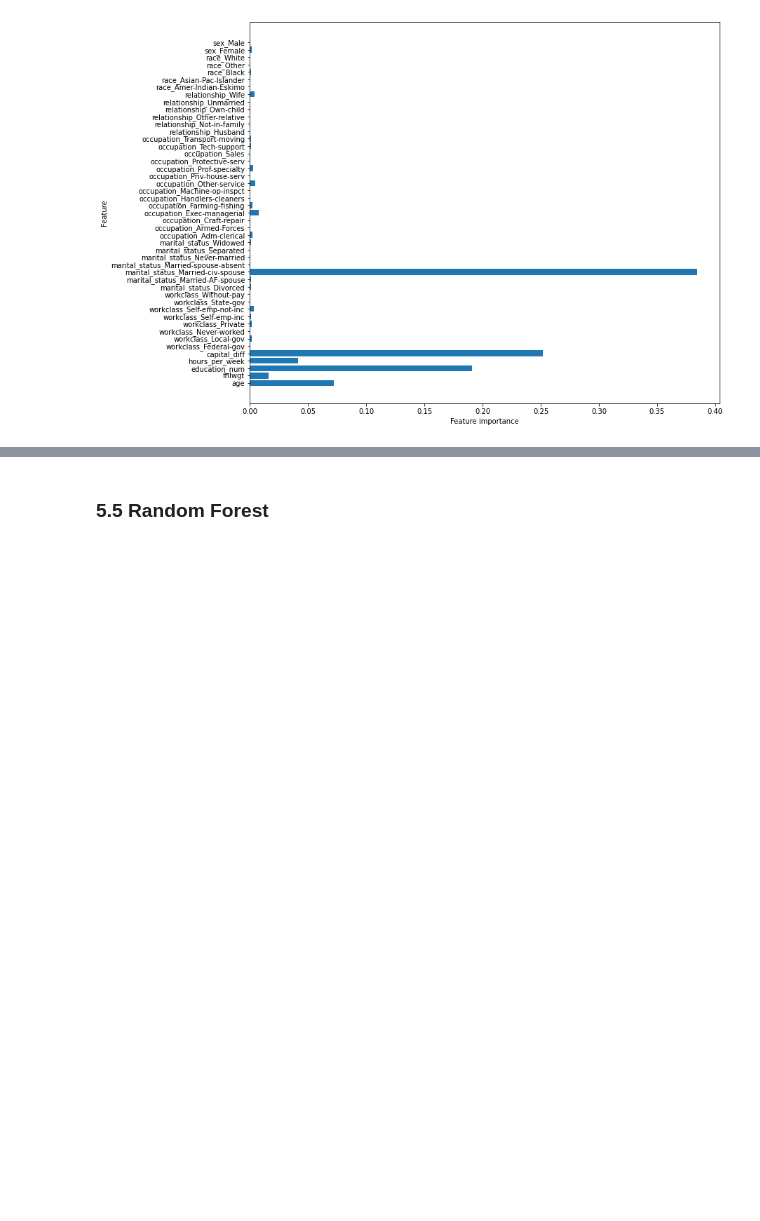
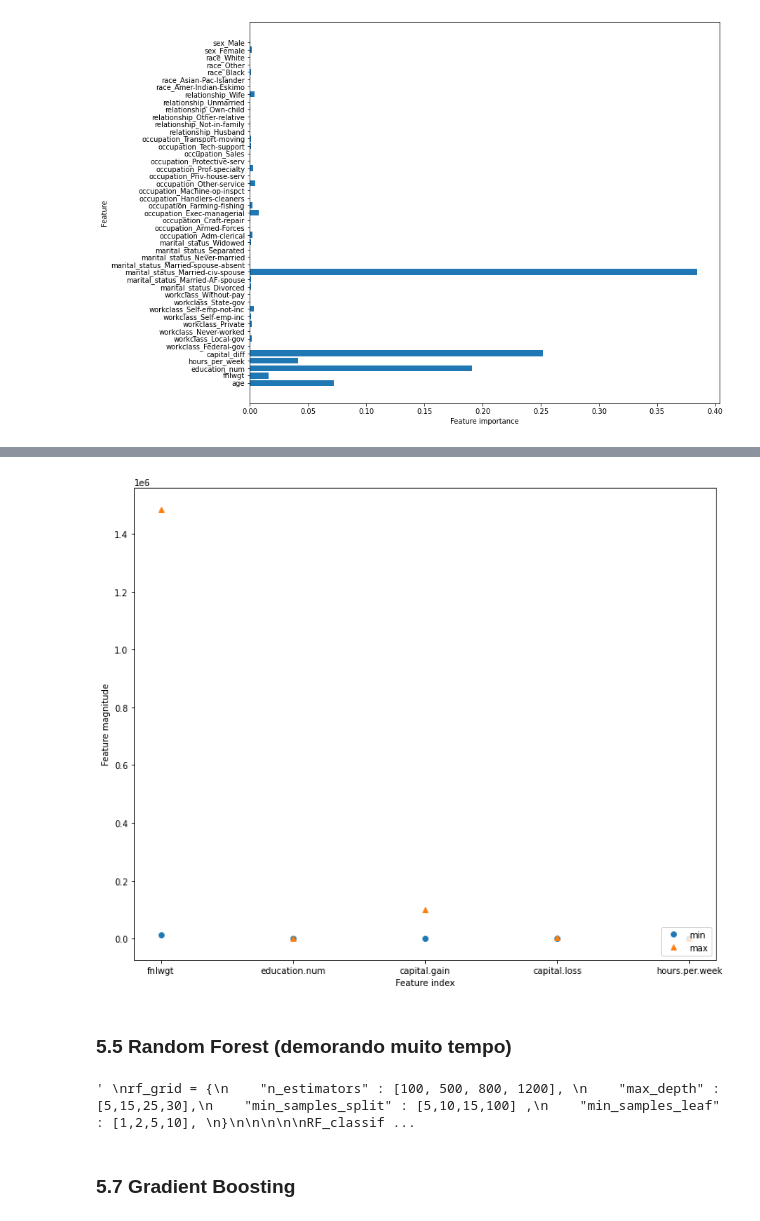
Before and after one commit to SalisEduardo/PMR3508, a Jupyter notebook: Adults Dataset/resolução.ipynb, the cells around one changed output, grey strips where cells are left out. Cells and saved outputs as stored; diff of their text form; code cells hidden in the pictures; blank space fills up the shorter version.

```diff
--- a/Adults Dataset/resolução.ipynb
+++ b/Adults Dataset/resolução.ipynb
@@ -559,2 +588,35 @@ Text(0, 0.5, 'Feature')
+# %%
+plt.figure(figsize=(12,10))
+plt.plot(original_df[["fnlwgt","education.num","capital.gain","capital.loss","hours.per.week"]].min(axis=0), 'o', label="min")
+plt.plot(original_df[["fnlwgt","education.num","capital.gain","capital.loss","hours.per.week"]].max(axis=0), '^', label="max")
+plt.legend(loc=4)
+plt.xlabel("Feature index")
+plt.ylabel("Feature magnitude")
+#plt.yscale("log")
+plt.show()
+# %% [output]
+[figure, added]
 # %% [markdown]
-### 5.5 Random Forest
+### 5.5 Random Forest   (demorando muito tempo)
+# %%
+"""
+rf_grid = {
+    "n_estimators" : [100, 500, 800, 1200],
+    "max_depth" :  [5,15,25,30],
+    "min_samples_split" : [5,10,15,100] ,
+    "min_samples_leaf" : [1,2,5,10],
+}
+
+
+
+
+RF_classif = RandomForestClassifier(random_state=SEED)
+RF_rs = RandomizedSearchCV(estimator= RF_classif, param_distributions = rf_grid, n_iter=20,
+            cv=5, scoring = "accuracy"  ,n_jobs=-1)
+RF_rs.fit(X_train.values,y_train.values.reshape(-1,))
+
+"""
+# %% [output]
+' \nrf_grid = {\n    "n_estimators" : [100, 500, 800, 1200], \n    "max_depth" :  [5,15,25,30],\n    "min_samples_split" : [5,10,15,100] ,\n    "min_samples_leaf" : [1,2,5,10], \n}\n\n\n\n\nRF_classif ...
+# %% [markdown]
+### 5.7 Gradient Boosting
```
Also changed, not shown: parts of 40 cells of this notebook, 1 other file.
